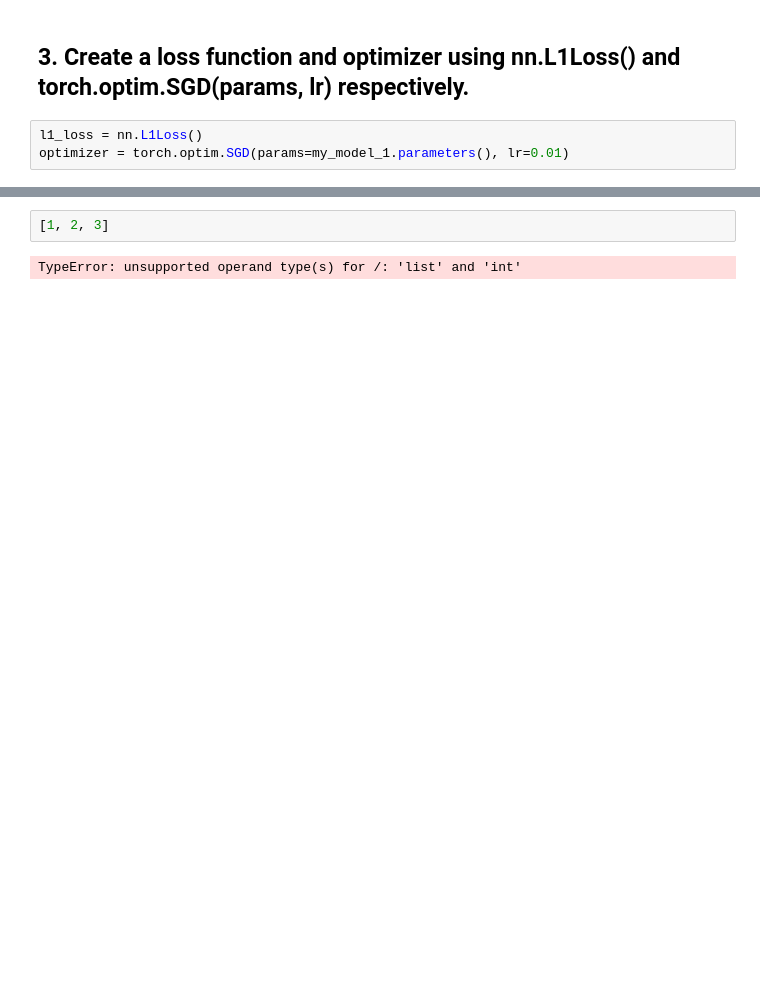
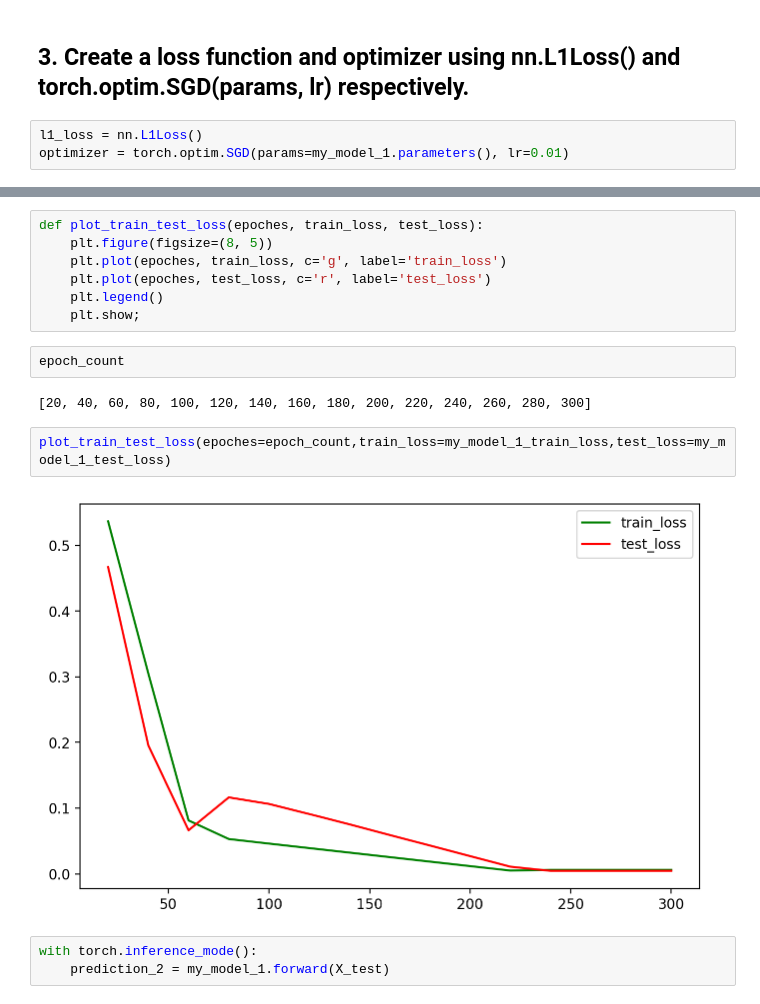
Before and after one commit to Dimaaan1997/PyTorch-for-Deep-Learning, a Jupyter notebook: 01-PyTorchWorkflowFundamentals/01-Exercises.ipynb, the cells around one changed output, grey strips where cells are left out. Drawn from its saved outputs; the diff is of its cells as text; blank space fills up the shorter version.

```diff
--- a/01-PyTorchWorkflowFundamentals/01-Exercises.ipynb
+++ b/01-PyTorchWorkflowFundamentals/01-Exercises.ipynb
@@ -194,4 +186,18 @@ Epoch: 280 | MAE Train Loss: 21.43460464477539 | MAE Test Loss 50.60536575317383
+# %%
+def plot_train_test_loss(epoches, train_loss, test_loss):
+    plt.figure(figsize=(8, 5))
+    plt.plot(epoches, train_loss, c='g', label='train_loss')
+    plt.plot(epoches, test_loss, c='r', label='test_loss')
+    plt.legend()
+    plt.show;
+# %%
+epoch_count
+# %% [output]
+[20, 40, 60, 80, 100, 120, 140, 160, 180, 200, 220, 240, 260, 280, 300]
+# %%
+plot_train_test_loss(epoches=epoch_count,train_loss=my_model_1_train_loss,test_loss=my_model_1_test_loss)
+# %% [output]
+[figure, added]
 # %%
-[1, 2, 3]
+with torch.inference_mode():
+    prediction_2 = my_model_1.forward(X_test)
-# %% [output]
-TypeError: unsupported operand type(s) for /: 'list' and 'int'
```
Also changed, not shown: parts of 19 cells of this notebook, 2 other files.
